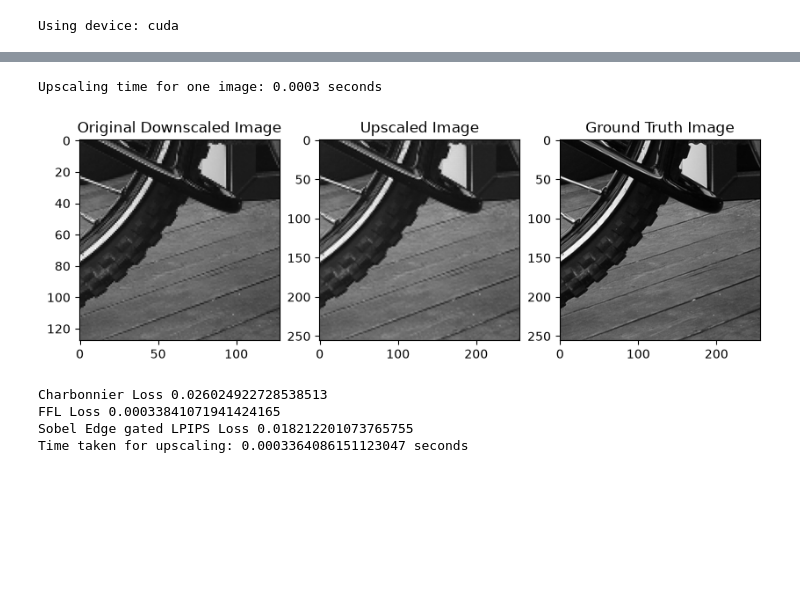
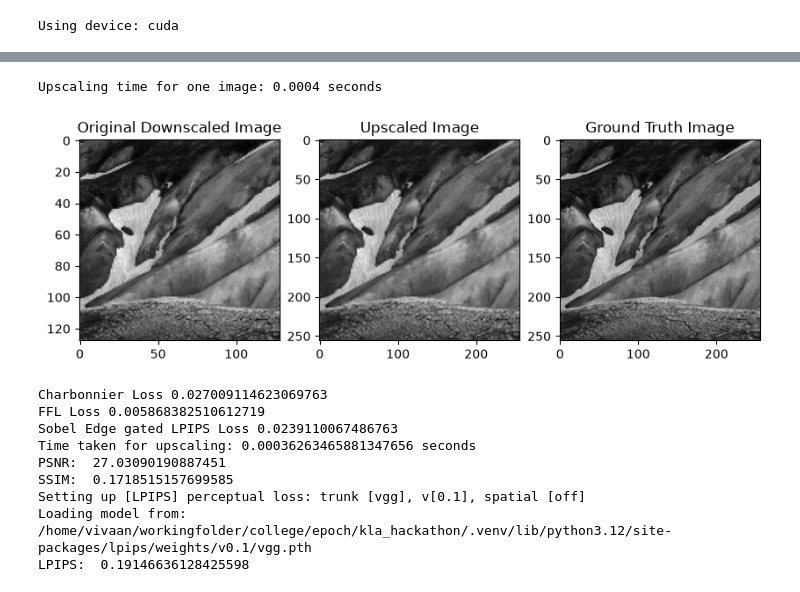
Before and after one commit to eklipse18/kla_hackathon, a Jupyter notebook: scripts/baseline_upscale.ipynb, the cells around one changed output, grey strips where cells are left out. Cells and saved outputs as stored; diff of their text form; code cells hidden in the pictures; blank space fills up the shorter version.

```diff
--- a/scripts/baseline_upscale.ipynb
+++ b/scripts/baseline_upscale.ipynb
@@ -31,11 +31,12 @@ class TrainImageDataset(Dataset):
         self.NoisyLR_image_paths = list(self.NoisyLR_PATH.glob('*.npy'))
         assert len(self.GT_image_paths) == len(self.NoisyLR_image_paths)
 # %%
-orginal_train_dataset = TrainImageDataset(image_dir="../data/train/train")
-augmented_train_dataset = TrainImageDataset(image_dir="../data/train/augmented_new_noise")
+original_train_dataset = TrainImageDataset(image_dir="../data/train/train")
+augmented_train_dataset = TrainImageDataset(image_dir="../data/train/augmented")
 # augmented_test_dataset = TrainImageDataset(image_dir="../data/train/augmented_direct")
 
-dataset = torch.utils.data.ConcatDataset([orginal_train_dataset, augmented_train_dataset])
+# dataset = torch.utils.data.ConcatDataset([original_train_dataset, augmented_train_dataset])
+dataset = TrainImageDataset(image_dir="../data/train/restormer_out")
 train_dataset, test_dataset = torch.utils.data.random_split(dataset, [int(len(dataset) * 0.8), len(dataset) - int(len(dataset) * 0.8)])
 print("Total dataset size: ", len(dataset))
 print("Train dataset size: ", len(train_dataset))
@@ -175,19 +176,19 @@ class SobelEdgeGate(nn.Module):
 class SobelGatedLPIPS(nn.Module):
     def __init__(self, net='vgg'):
         super().__init__()
-        self.lpips = LPIPS(net=net, eval_mode=True)
+        self.lpips = LPIPS(net=net, eval_mode=True, spatial = True)
         self.edge_gate = SobelEdgeGate()
 
     def forward(self, pred, target):
         # Standard LPIPS computes feature-space distance
-        base_lpips = self.lpips(pred, target, normalize=True)
+        base_lpips_map = self.lpips(pred, target, normalize=True)
 
         # Compute edge mask based on target image structure
         gate = self.edge_gate(target)
 
         # Resize gate if necessary to match feature maps, or apply directly
         # as a spatial weighting on the input space or final reduction
-        gated_loss = (base_lpips * gate.mean(dim=(1,2,3), keepdim=True)).mean()
+        gated_loss = (base_lpips_map * gate).mean()
         return gated_loss
 
 class CustomLoss(nn.Module):
@@ -201,9 +202,9 @@ class CustomLoss(nn.Module):
     def forward(self, prediction, target):
         diff = prediction - target
         ch_loss = torch.mean(torch.sqrt(diff * diff + self.epsilon * self.epsilon)).to(DEVICE)
-        ffl_loss = self.ffl(target, prediction)
+        ffl_loss = self.ffl(prediction, target)
         sobel_lpips_loss = self.sobel_lpips(prediction, target)
-        return ch_loss, 0.3 * ffl_loss, sobel_lpips_loss
+        return ch_loss, 10 * ffl_loss, sobel_lpips_loss
 # %%
 def collate_to_list(batch):
     # Separate data and labels into lists
@@ -277,37 +261,47 @@ Test Loss: 0.0457716440432705
 # %%
 # view a few test images and their predictions
 import random
 import time
 
-i = random.randint(0, len(test_dataset) - 1)
-sample_image = torch.from_numpy(test_dataset[i][0]).unsqueeze(0).unsqueeze(0).to(DEVICE).float()
+i = random.randint(0, len(original_train_dataset) - 1)
+# i = 2937
+sample_image = torch.from_numpy(original_train_dataset[i][0]).unsqueeze(0).unsqueeze(0).to(DEVICE).float()
 
 time_start = time.time()
 restored_image = model(sample_image)
 time_end = time.time()
 print(f"Upscaling time for one image: {time_end - time_start:.4f} seconds")
 
 fig, axs = plt.subplots(1, 3, figsize=(10, 5))
 # Display the original downscaled image
 axs[0].imshow(sample_image.squeeze().cpu().numpy(), cmap='gray')
 axs[0].set_title("Original Downscaled Image")
 # Display the restored image
 axs[1].imshow(restored_image.squeeze().detach().cpu().numpy(), cmap='gray')
 axs[1].set_title("Upscaled Image")
 # Display the ground truth image
-axs[2].imshow(test_dataset[i][1], cmap='gray')
+axs[2].imshow(original_train_dataset[i][1], cmap='gray')
 axs[2].set_title("Ground Truth Image")
 plt.show()
 
-losses = train_criterion(restored_image, torch.tensor(test_dataset[i][1], device=DEVICE).unsqueeze(0).unsqueeze(0))
+losses = train_criterion(restored_image, torch.tensor(original_train_dataset[i][1], device=DEVICE).unsqueeze(0).unsqueeze(0))
 print("Charbonnier Loss", losses[0].item())
 print("FFL Loss", losses[1].item() * 3.333)
 print("Sobel Edge gated LPIPS Loss", losses[2].item())
 print("Time taken for upscaling:", time_end - time_start, "seconds")
+
+print("PSNR: ", 10 * torch.log10(1 / torch.mean((restored_image - torch.tensor(original_train_dataset[i][1], device=DEVICE).unsqueeze(0).unsqueeze(0)) ** 2)).item())
+print("SSIM: ", 1 - SSIM(data_range=1.0, channel=1).to(DEVICE)(restored_image, torch.tensor(original_train_dataset[i][1], device=DEVICE).unsqueeze(0).unsqueeze(0)).item())
+print("LPIPS: ", LPIPS(net='vgg').to(DEVICE)(restored_image, torch.tensor(original_train_dataset[i][1], device=DEVICE).unsqueeze(0).unsqueeze(0)).item())
 # %% [output]
-Upscaling time for one image: 0.0003 seconds
+Upscaling time for one image: 0.0004 seconds
-[figure, old version]
+[figure, new version]
-Charbonnier Loss 0.026024922728538513
-FFL Loss 0.00033841071941424165
-Sobel Edge gated LPIPS Loss 0.018212201073765755
-Time taken for upscaling: 0.0003364086151123047 seconds
+Charbonnier Loss 0.027009114623069763
+FFL Loss 0.005868382510612719
+Sobel Edge gated LPIPS Loss 0.0239110067486763
+Time taken for upscaling: 0.00036263465881347656 seconds
+PSNR:  27.03090190887451
+SSIM:  0.1718515157699585
+Setting up [LPIPS] perceptual loss: trunk [vgg], v[0.1], spatial [off]
+Loading model from: /home/vivaan/workingfolder/college/epoch/kla_hackathon/.venv/lib/python3.12/site-packages/lpips/weights/v0.1/vgg.pth
+LPIPS:  0.19146636128425598
```
Also changed, not shown: parts of 7 cells of this notebook, 19 other files.
